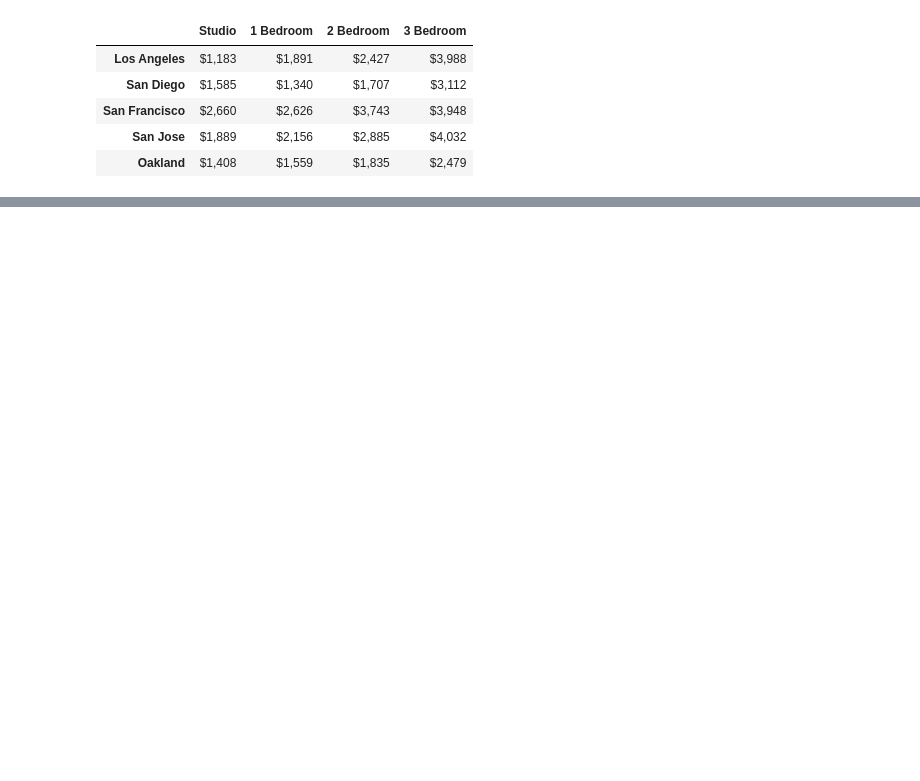
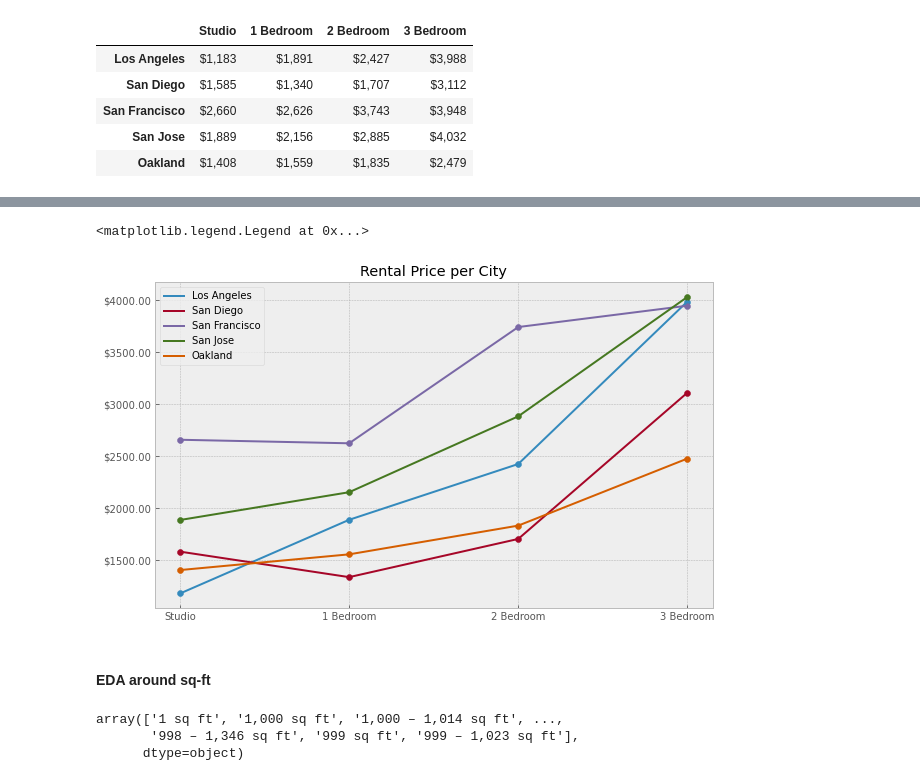
Before and after one commit to yenholaivy/CaliforniaRentalValueEstimation, a Jupyter notebook: CaliforniaRentalValueEstimation.ipynb, the cells around one changed output, grey strips where cells are left out. Drawn from its saved outputs; the diff is of its cells as text; code cells hidden in the pictures; blank space fills up the shorter version.

```diff
--- a/CaliforniaRentalValueEstimation.ipynb
+++ b/CaliforniaRentalValueEstimation.ipynb
@@ -227,3 +237,6 @@ top5_avg
 | San Francisco | $2,660 | $2,626 | $3,743 | $3,948 |
 | San Jose | $1,889 | $2,156 | $2,885 | $4,032 |
 | Oakland | $1,408 | $1,559 | $1,835 | $2,479 |
+# %%
+top5_avg_numeric = top5_avg.replace('[\$\,\.]',"",regex=True).astype(int)
+top5_avg_numeric
@@ -229,0 +250,31 @@ top5_avg
+# %%
+fig, ax = plt.subplots(figsize = (10,6))
+x = [1,2,3,4]
+ax.plot(x, top5_avg_numeric.loc['Los Angeles'], label = 'Los Angeles')
+ax.scatter(x, top5_avg_numeric.loc['Los Angeles'])
+ax.plot(x, top5_avg_numeric.loc['San Diego'], label = 'San Diego')
+ax.scatter(x, top5_avg_numeric.loc['San Diego'])
+ax.plot(x, top5_avg_numeric.loc['San Francisco'], label = 'San Francisco')
+ax.scatter(x, top5_avg_numeric.loc['San Francisco'])
+ax.plot(x, top5_avg_numeric.loc['San Jose'], label = 'San Jose')
+ax.scatter(x, top5_avg_numeric.loc['San Jose'])
+ax.plot(x, top5_avg_numeric.loc['Oakland'], label = 'Oakland')
+ax.scatter(x, top5_avg_numeric.loc['Oakland'])
+ax.set_xticks(np.arange(1,5))
+ax.set_xticklabels(top5_avg_numeric.columns)
+ax.yaxis.set_major_formatter('${x:1.2f}')
+ax.set_title("Rental Price per City")
+
+
+ax.legend()
+# %% [output]
+<matplotlib.legend.Legend at 0x...>
+[figure, added]
+# %% [markdown]
+#### EDA around sq-ft
+# %%
+data_3.sq_ft.sort_values().unique()
+# %% [output]
+array(['1 sq ft', '1,000 sq ft', '1,000 – 1,014 sq ft', ...,
+       '998 – 1,346 sq ft', '999 sq ft', '999 – 1,023 sq ft'],
+      dtype=object)
```
Also changed, not shown: parts of 21 cells of this notebook.
